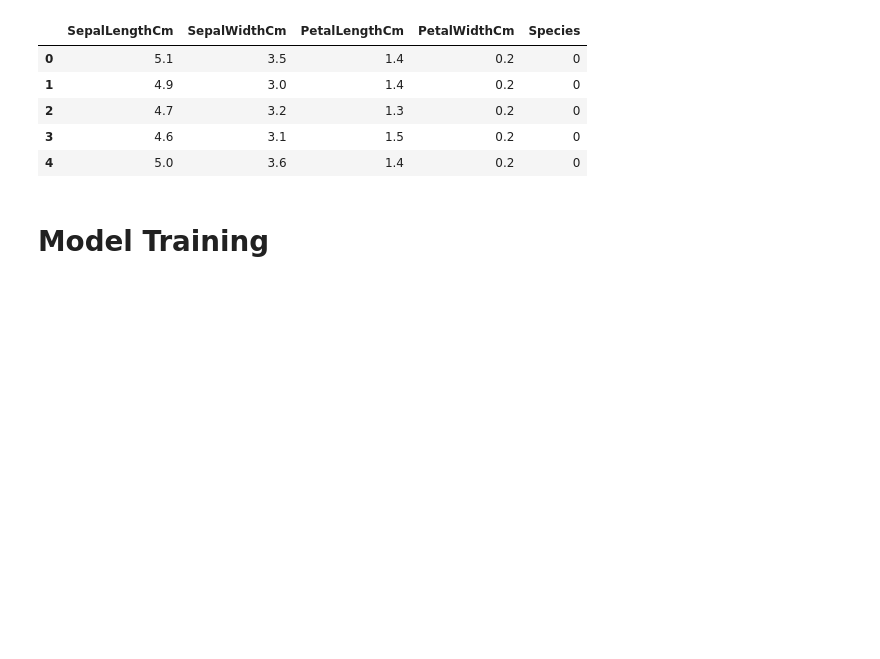
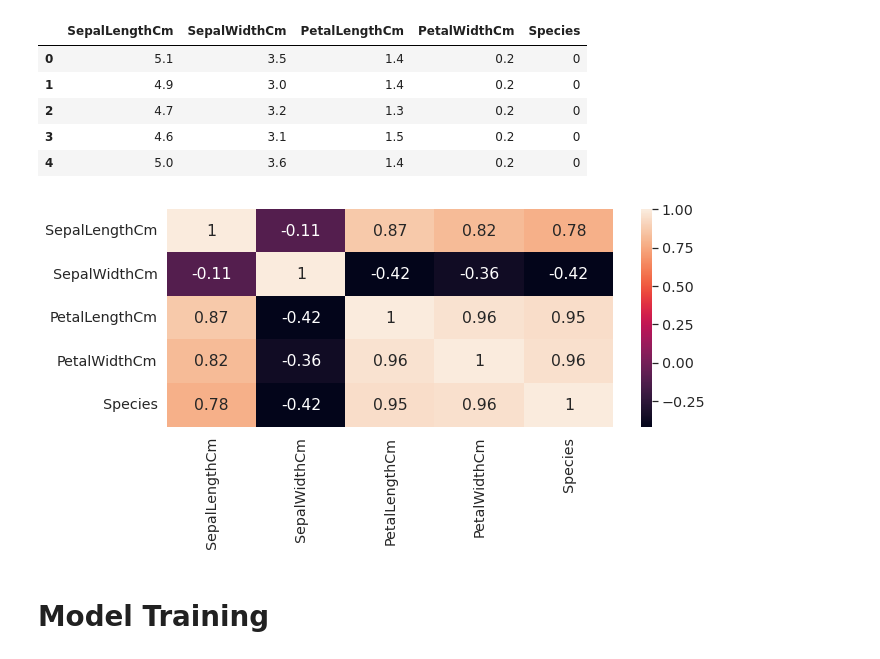
Before and after one commit to tanjinadnanabir/qbosons-hackathon-qiskit-fall-fest-kolkata-2022, a Jupyter notebook: iris_data_classification.ipynb, the cells around one changed output. Saved outputs shown, nothing was run; the diff lists cells and outputs as text; code cells hidden in the pictures; blank space fills up the shorter version.

```diff
--- a/iris_data_classification.ipynb
+++ b/iris_data_classification.ipynb
@@ -187,6 +202,10 @@ df.head()
 | 2 | 4.7 | 3.2 | 1.3 | 0.2 | 0 |
 | 3 | 4.6 | 3.1 | 1.5 | 0.2 | 0 |
 | 4 | 5.0 | 3.6 | 1.4 | 0.2 | 0 |
+# %%
+featureCorrelation(df)
+# %% [output]
+[figure, added]
 # %% [markdown]
 # Model Training
 # %%
```
Also changed, not shown: parts of 17 cells of this notebook.
